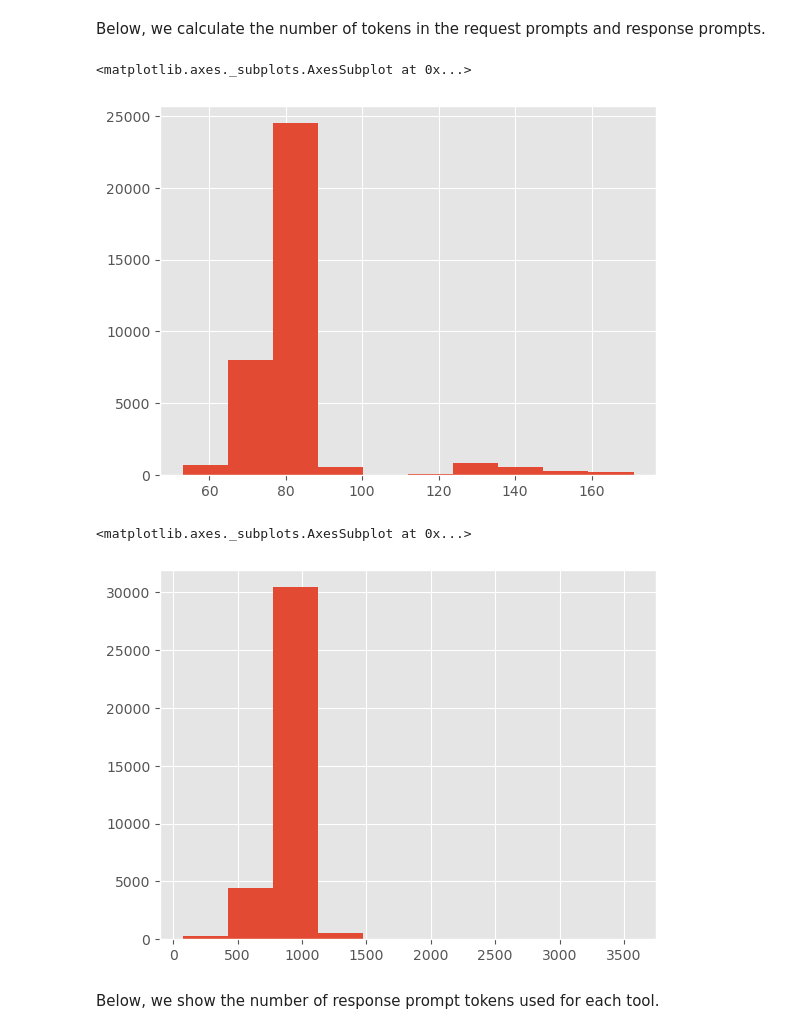
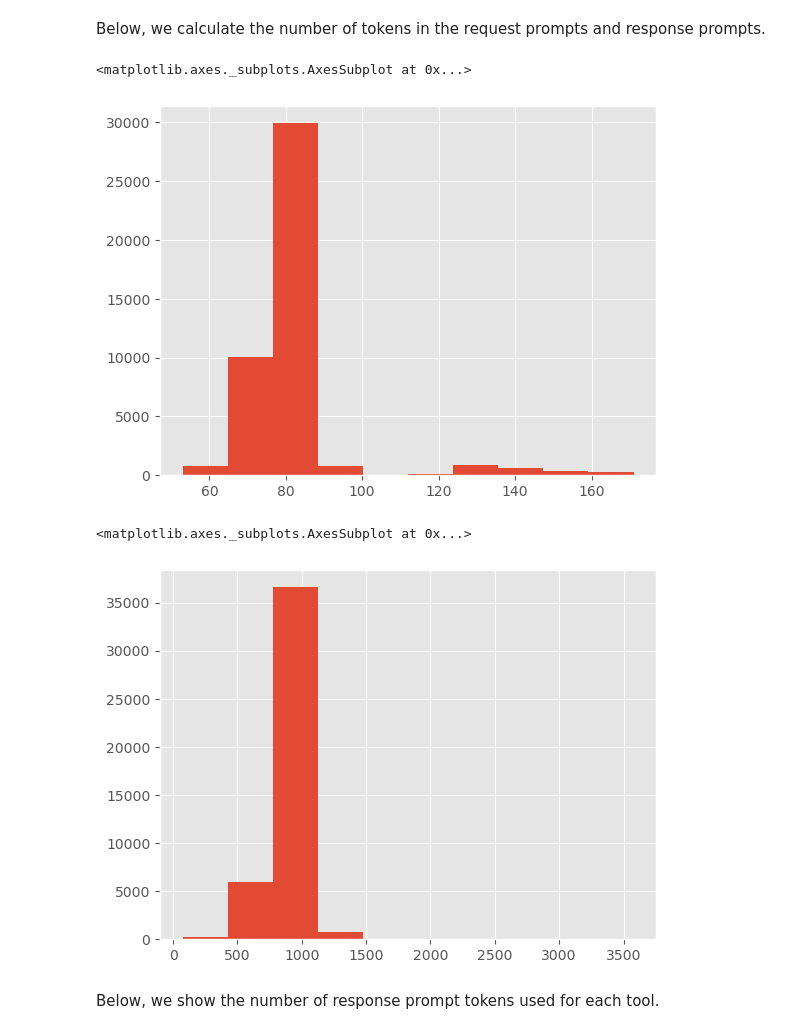
Before and after one commit to valory-xyz/scripts, a Jupyter notebook: fpmms/nbs/costing_analysis.ipynb, the cells around one changed output. Drawn from its saved outputs; the diff is of its cells as text; code cells hidden in the pictures.

Commit message:
latest data and rerun notebooks

```diff
--- a/fpmms/nbs/costing_analysis.ipynb
+++ b/fpmms/nbs/costing_analysis.ipynb
@@ -18,12 +18,13 @@ plt.style.use('ggplot')
 # csv ending in _old is the original data
 # others are extracted using the concurrent script
 
-requests_old = pd.read_csv("./data/requests_old.csv")
-delivers_old = pd.read_csv("./data/delivers_old.csv")
-tools_old = pd.read_csv("./data/tools_old.csv")
+dataset = pd.read_csv("../dataset.csv")
+requests = pd.read_csv("../requests.csv")
+tools = pd.read_csv("../tools.csv")
 
-requests = pd.read_parquet("./data/requests.parquet")
-delivers = pd.read_parquet("./data/delivers.parquet")
-tools = pd.read_parquet("./data/tools.parquet")
+# drop duplicates by request_id
+dataset = dataset.drop_duplicates(subset=['request_id'])
+requests = requests.drop_duplicates(subset=['request_id'])
+tools = tools.drop_duplicates(subset=['request_id'])
 # %% [markdown]
 ### Error calls
@@ -32,0 +31,2 @@ requests_old['error'] = requests_old['request_id'].apply(lambda x: False if x in
+# %%
+tools['request_block_bucket'] = tools['request_block'].apply(lambda x: x // 100_000)
@@ -81,6 +150,9 @@ include_tools = [
 ]
 
 tools = tools[tools.tool.isin(include_tools)]
+
+# Select only non na prompt_response
+tools = tools[tools.prompt_response.notna()]
 # %% [markdown]
 Below we calculate the number of words in the request prompts and response prompts.
 # %%
@@ -102,13 +174,13 @@ tools['prompt_request_token'] = tools['prompt_request'].apply(lambda x: costing.
 tools['prompt_request'].apply(lambda x: costing.TokenCounter.count_tokens(x, model='gpt-3.5-turbo')).hist()
 # %% [output]
 <matplotlib.axes._subplots.AxesSubplot at 0x...>
-[figure, old version]
+[figure, new version]
 # %%
 tools['prompt_response_token'] = tools['prompt_response'].apply(lambda x: costing.TokenCounter.count_tokens(x, model='gpt-3.5-turbo'))
-tools['prompt_response'].apply(lambda x: costing.TokenCounter.count_tokens(x, model='gpt-3.5-turbo')).hist()
+tools['prompt_response_token'].hist()
 # %% [output]
 <matplotlib.axes._subplots.AxesSubplot at 0x...>
-[figure, old version]
+[figure, new version]
 # %% [markdown]
 Below, we show the number of response prompt tokens used for each tool.
 # %%
```
Also changed, not shown: parts of 19 cells of this notebook, 3 other files.
